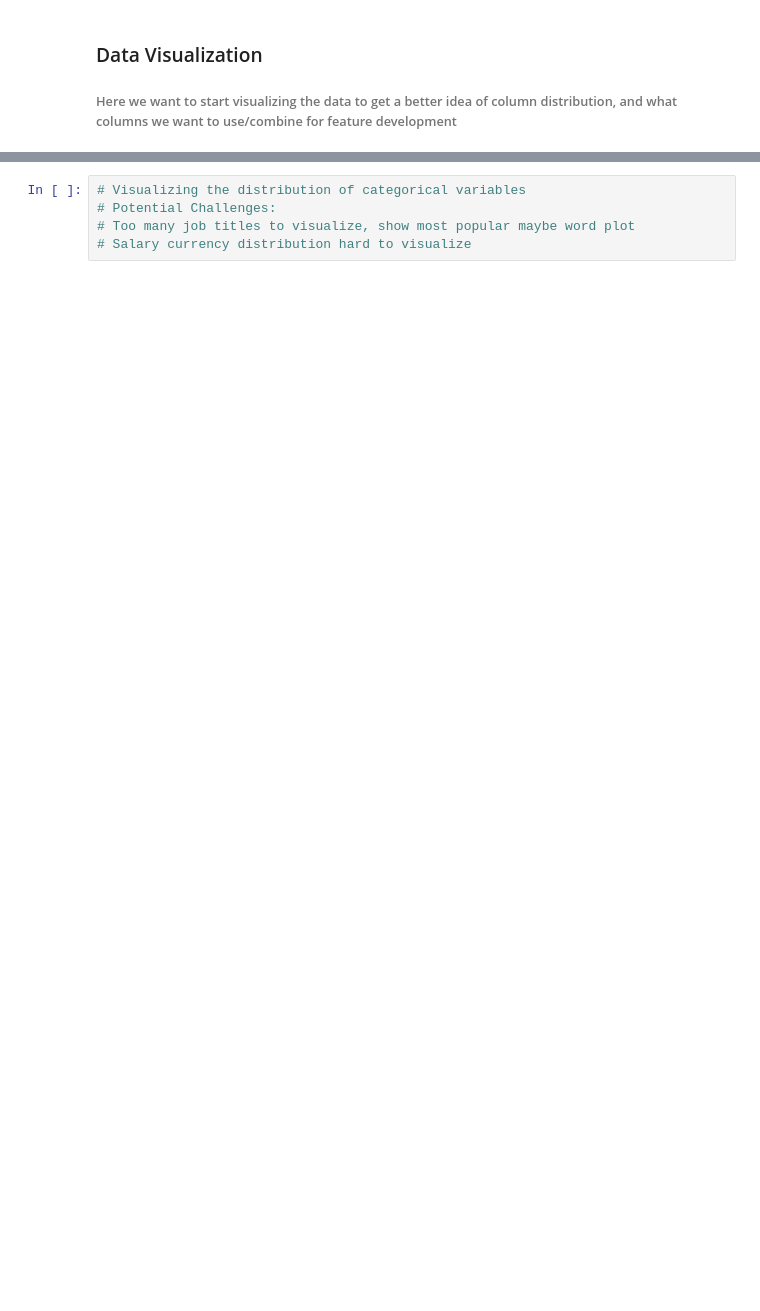
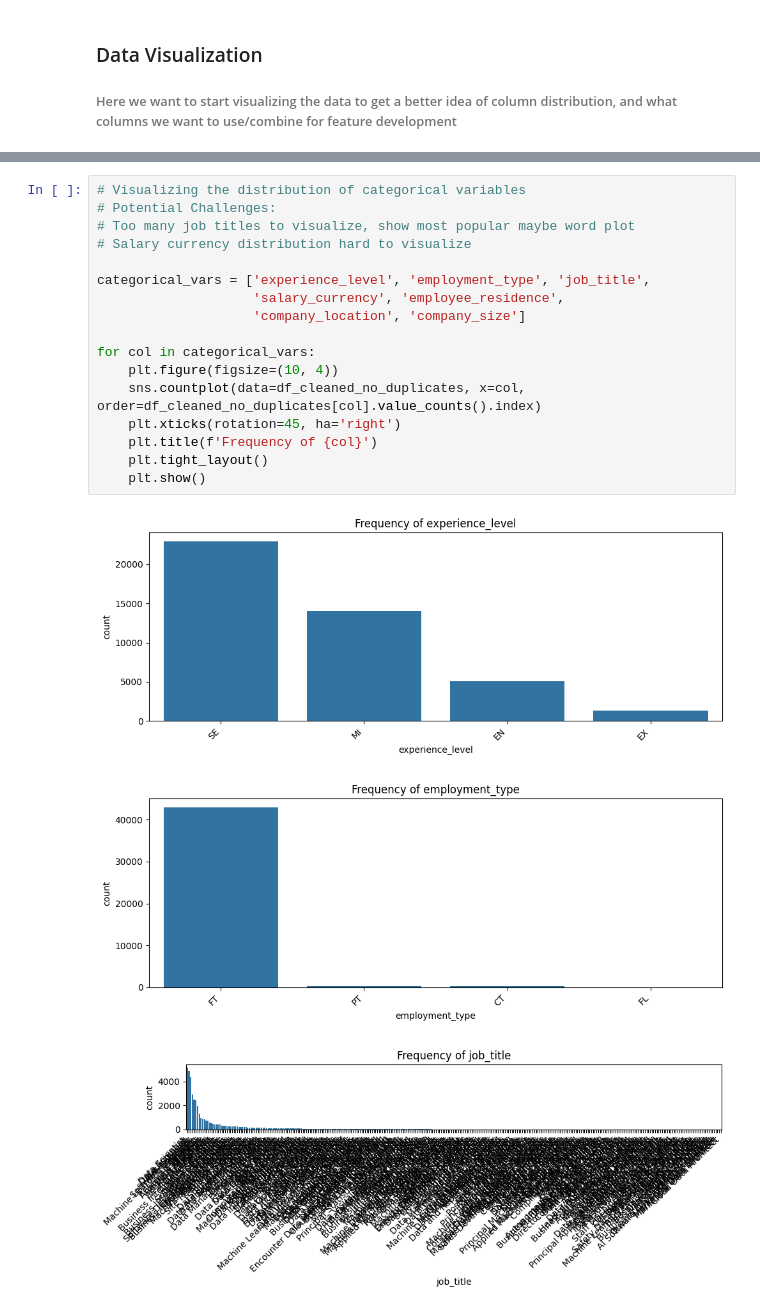
Before and after one commit to Zpicard/CIS490_Project, a Jupyter notebook: CleanData_EDA.ipynb, the cells around one changed output, grey strips where cells are left out. Drawn from its saved outputs; the diff is of its cells as text; blank space fills up the shorter version.

```diff
--- a/CleanData_EDA.ipynb
+++ b/CleanData_EDA.ipynb
@@ -227,5 +229,21 @@ plt.show()
 # %%
 # Visualizing the distribution of categorical variables
 # Potential Challenges:
 # Too many job titles to visualize, show most popular maybe word plot
 # Salary currency distribution hard to visualize
+
+categorical_vars = ['experience_level', 'employment_type', 'job_title',
+                    'salary_currency', 'employee_residence',
+                    'company_location', 'company_size']
+
+for col in categorical_vars:
+    plt.figure(figsize=(10, 4))
+    sns.countplot(data=df_cleaned_no_duplicates, x=col, order=df_cleaned_no_duplicates[col].value_counts().index)
+    plt.xticks(rotation=45, ha='right')
+    plt.title(f'Frequency of {col}')
+    plt.tight_layout()
+    plt.show()
+# %% [output]
+[figure, added]
+[figure, added]
+[figure, added]
```
Also changed, not shown: parts of 14 cells of this notebook, 5 other files.
